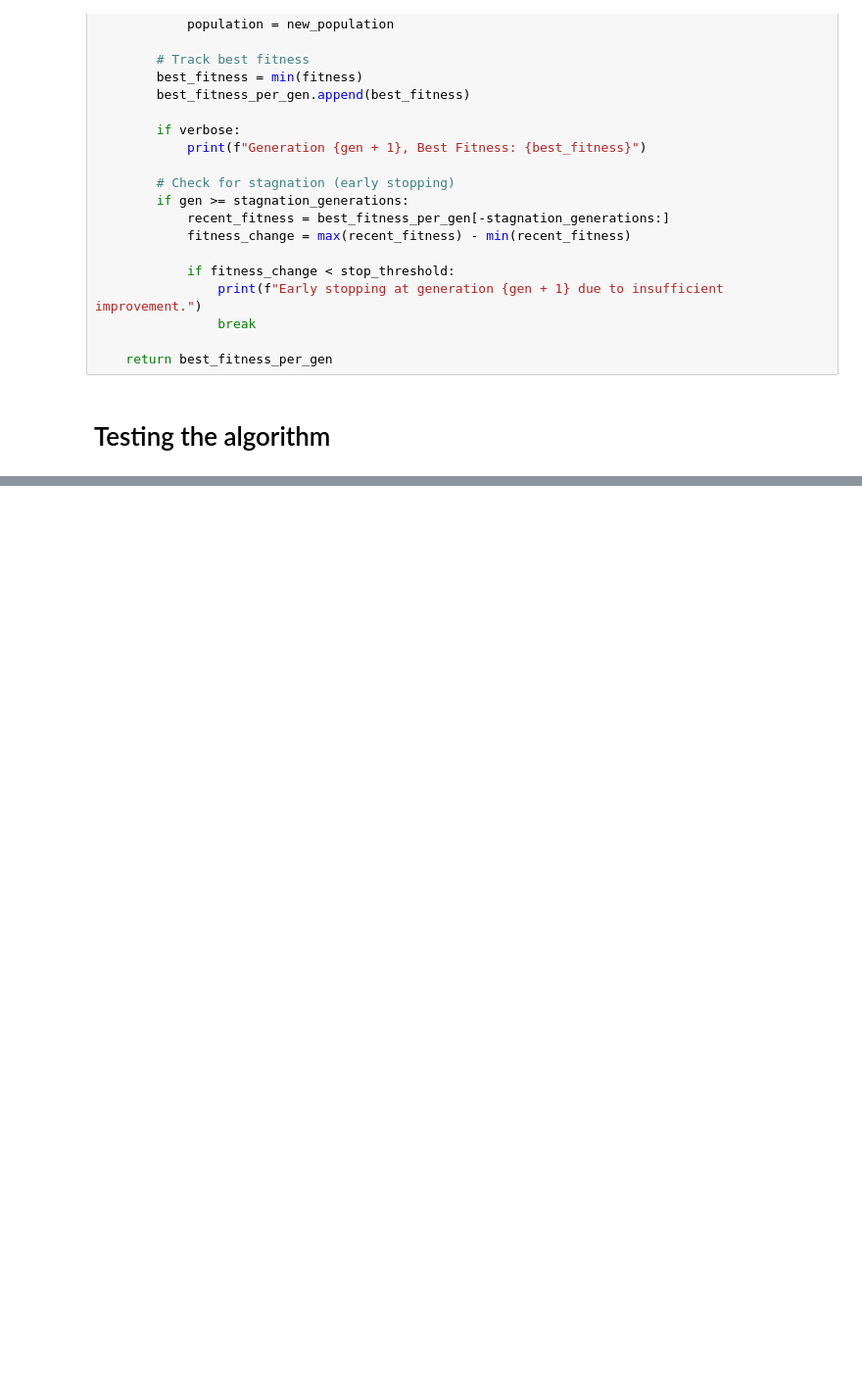
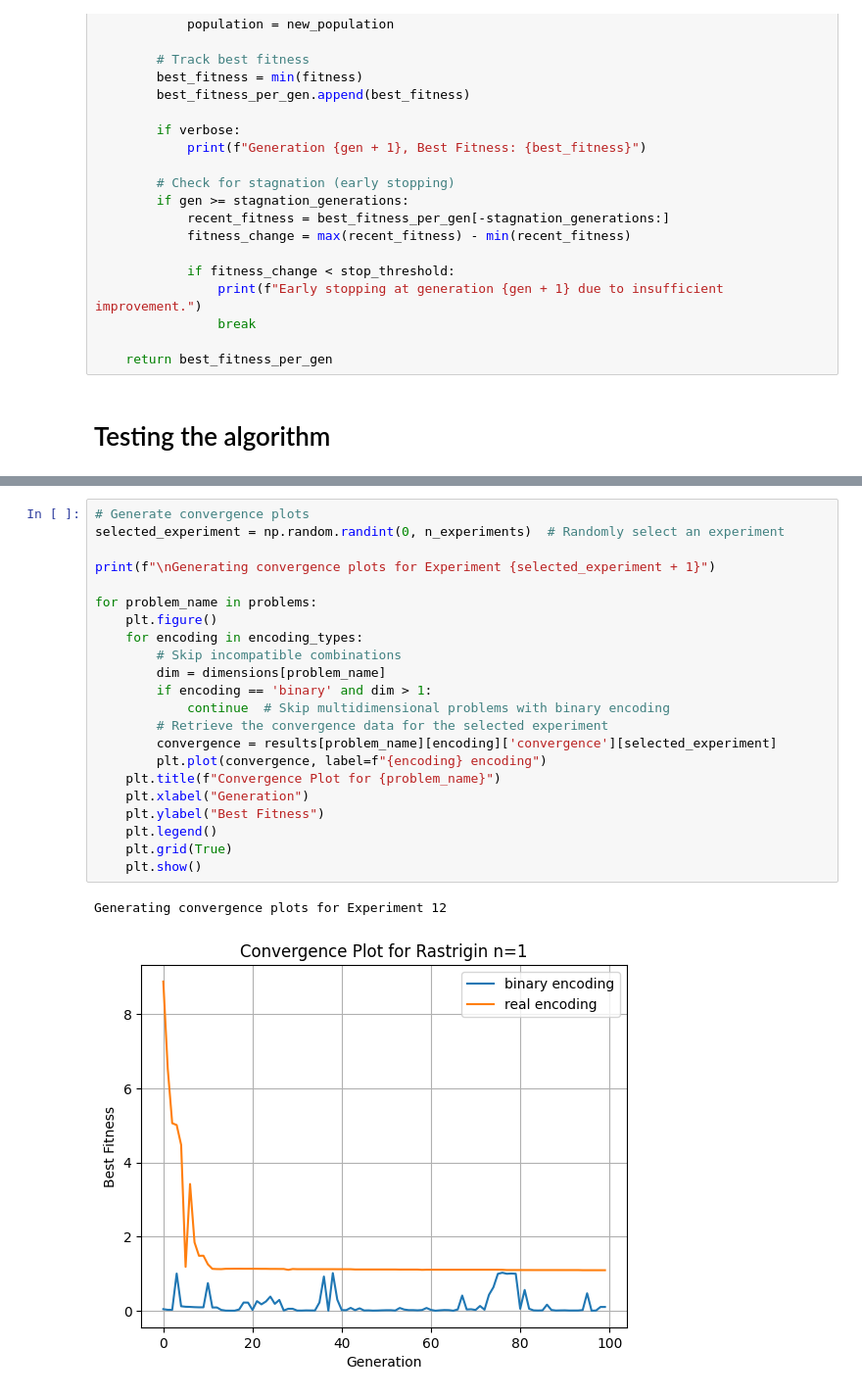
Before and after one commit to EriherSizac/MCCi-2024-Ag-Dec, a Jupyter notebook: Algoritmos Evolutivos/Tareas/Tarea 2/HW2.ipynb, the cells around one changed output, grey strips where cells are left out. Shown at 98% size. Saved outputs shown, nothing was run; the diff lists cells and outputs as text; blank space fills up the shorter version.

Commit message:
added df y graphs

```diff
--- a/Algoritmos Evolutivos/Tareas/Tarea 2/HW2.ipynb
+++ b/Algoritmos Evolutivos/Tareas/Tarea 2/HW2.ipynb
@@ -255,0 +400,25 @@ Early stopping at generation 30 due to insufficient improvement.
+# %%
+# Generate convergence plots
+selected_experiment = np.random.randint(0, n_experiments)  # Randomly select an experiment
+
+print(f"\nGenerating convergence plots for Experiment {selected_experiment + 1}")
+
+for problem_name in problems:
+    plt.figure()
+    for encoding in encoding_types:
+        # Skip incompatible combinations
+        dim = dimensions[problem_name]
+        if encoding == 'binary' and dim > 1:
+            continue  # Skip multidimensional problems with binary encoding
+        # Retrieve the convergence data for the selected experiment
+        convergence = results[problem_name][encoding]['convergence'][selected_experiment]
+        plt.plot(convergence, label=f"{encoding} encoding")
+    plt.title(f"Convergence Plot for {problem_name}")
+    plt.xlabel("Generation")
+    plt.ylabel("Best Fitness")
+    plt.legend()
+    plt.grid(True)
+    plt.show()
+# %% [output]
+Generating convergence plots for Experiment 12
+[figure, added]
```
Also changed, not shown: parts of 7 cells of this notebook, 2 other files.
